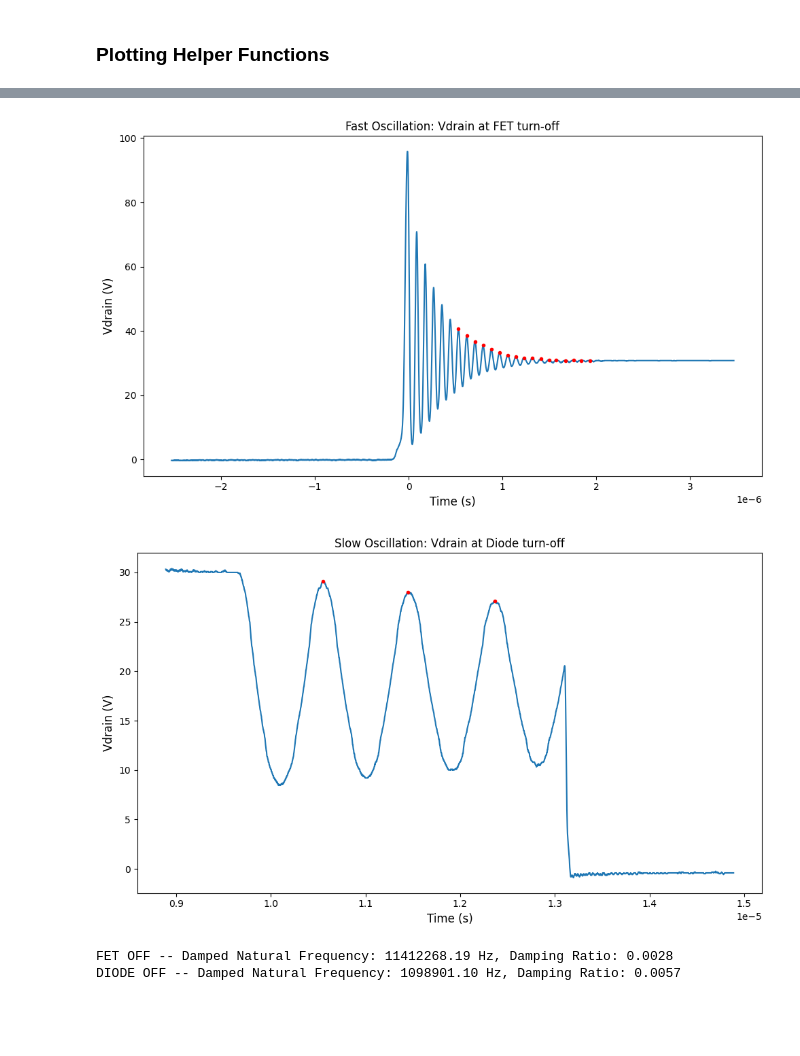
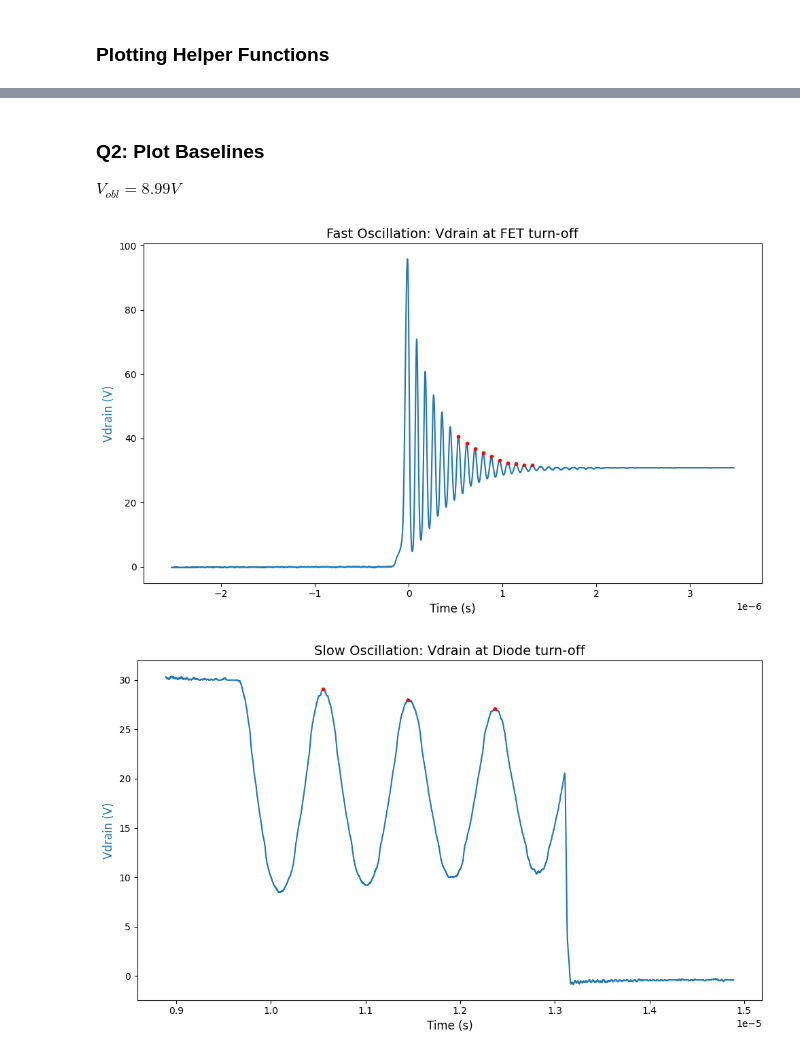
Before and after one commit to amandalchang/power-e, a Jupyter notebook: lab7/lab7.ipynb, the cells around one changed output, grey strips where cells are left out. Saved outputs shown, nothing was run; the diff lists cells and outputs as text; code cells hidden in the pictures; blank space fills up the shorter version.

```diff
--- a/lab7/lab7.ipynb
+++ b/lab7/lab7.ipynb
@@ -221,13 +276,10 @@ plot_rigol("8_99v_full", "Full Duty Cycle Capture")
-# %%
-peaks_fetoff = plot_1ch_peaks("8_99v_f", "Fast Oscillation: Vdrain at FET turn-off", channel='CH2', x1=0.45e-6, x2=2e-6)
-peaks_diodeoff = plot_1ch_peaks("8_99v_s", "Slow Oscillation: Vdrain at Diode turn-off", channel='CH2', x1=1e-5, x2=1.25e-5)
-
-fn_fet, zeta_fet = analyze_oscillations(peaks_fetoff)
-print(f"FET OFF -- Damped Natural Frequency: {fn_fet:.2f} Hz, Damping Ratio: {zeta_fet:.4f}")
-fn_diode, zeta_diode = analyze_oscillations(peaks_diodeoff)
-print(f"DIODE OFF -- Damped Natural Frequency: {fn_diode:.2f} Hz, Damping Ratio: {zeta_diode:.4f}")
-# %% [output]
-[figure, removed]
-[figure, removed]
-FET OFF -- Damped Natural Frequency: 11412268.19 Hz, Damping Ratio: 0.0028
-DIODE OFF -- Damped Natural Frequency: 1098901.10 Hz, Damping Ratio: 0.0057
+# %% [markdown]
+### Q2: Plot Baselines
+$V_{obl} = 8.99V$
+# %%
+Vobl = 8.99
+peaks_fetoff = plot_1ch_peaks("8_99v_f", "Fast Oscillation: Vdrain at FET turn-off", channel='CH2', x1=0.45e-6, x2=1.4e-6)
+peaks_diodeoff = plot_1ch_peaks("8_99v_s", "Slow Oscillation: Vdrain at Diode turn-off", channel='CH2', x1=1e-5, x2=1.25e-5)
+# %% [output]
+[figure, added]
+[figure, added]
```
Also changed, not shown: parts of 36 cells of this notebook.
